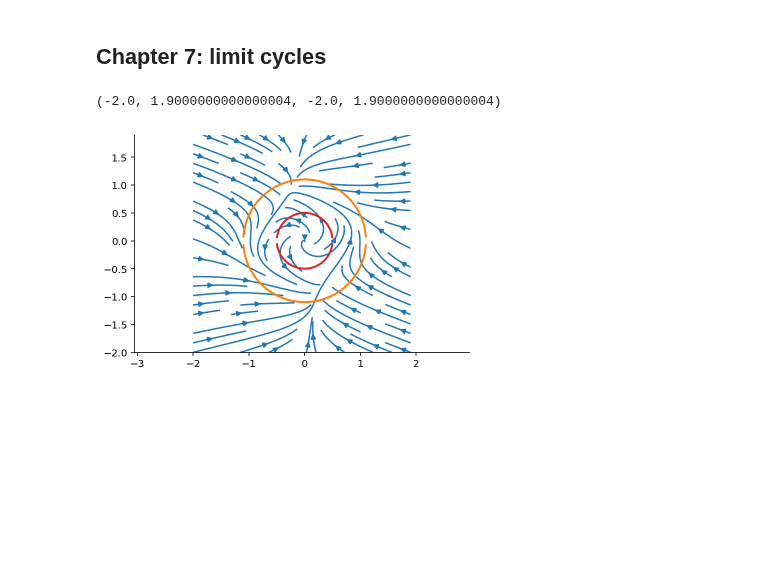
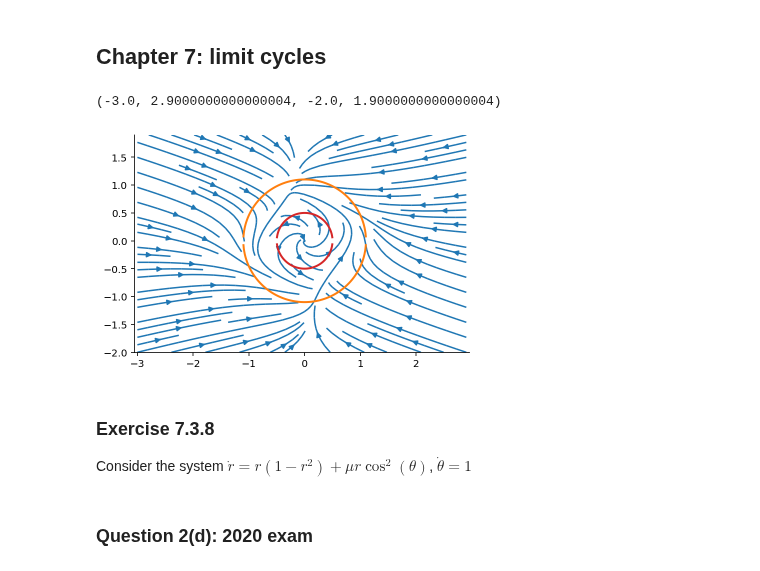
Before and after one commit to gerdm/QMUL, a Jupyter notebook: MTH744P-dynamical-systems/experiments/review.ipynb, the cells around one changed output. Cells and saved outputs as stored; diff of their text form; code cells hidden in the pictures; blank space fills up the shorter version.

```diff
--- a/MTH744P-dynamical-systems/experiments/review.ipynb
+++ b/MTH744P-dynamical-systems/experiments/review.ipynb
@@ -88,7 +88,7 @@ def f(X):
     ẏ = x + y - y * (x ** 2 + y ** 2)
     return ẋ, ẏ
 # %%
-X = np.mgrid[-2:2:0.1, -2:2:0.1][::-1]
+X = np.mgrid[-2:2:0.1, -3:3:0.1][::-1]
 Xdot = np.stack(f(X))
 # %%
 rhat = 1.1
@@ -100,17 +100,23 @@ rhat = 0.5
 ymin_up = np.sqrt(rhat ** 2 - xrange ** 2)
 ymin_down = -ymin_up
 # %%
-plt.streamplot(*X, *Xdot, density=0.8)
+plt.streamplot(*X, *Xdot, density=1)
 
 # Circle of maximum radius
 plt.plot(xrange, ymax_up, c="tab:orange", linewidth=2)
 plt.plot(xrange, ymax_down, c="tab:orange", linewidth=2)
 
 # Circle of minimum radius
 
-plt.plot(xrange, ymin_up, c="tab:red", linewidths=2)
+plt.plot(xrange, ymin_up, c="tab:red", linewidth=2)
 plt.plot(xrange, ymin_down, c="tab:red", linewidth=2)
 plt.axis("equal")
 # %% [output]
-(-2.0, 1.9000000000000004, -2.0, 1.9000000000000004)
+(-3.0, 2.9000000000000004, -2.0, 1.9000000000000004)
-[figure, old version]
+[figure, new version]
+# %% [markdown]
+### Exercise 7.3.8
+
+Consider the system $\dot r= r(1-r^2) + \mu r \cos^2(\theta)$, $\dot \theta = 1$
+# %% [markdown]
+### Question 2(d): 2020 exam
```
Also changed, not shown: parts of 4 cells of this notebook.
